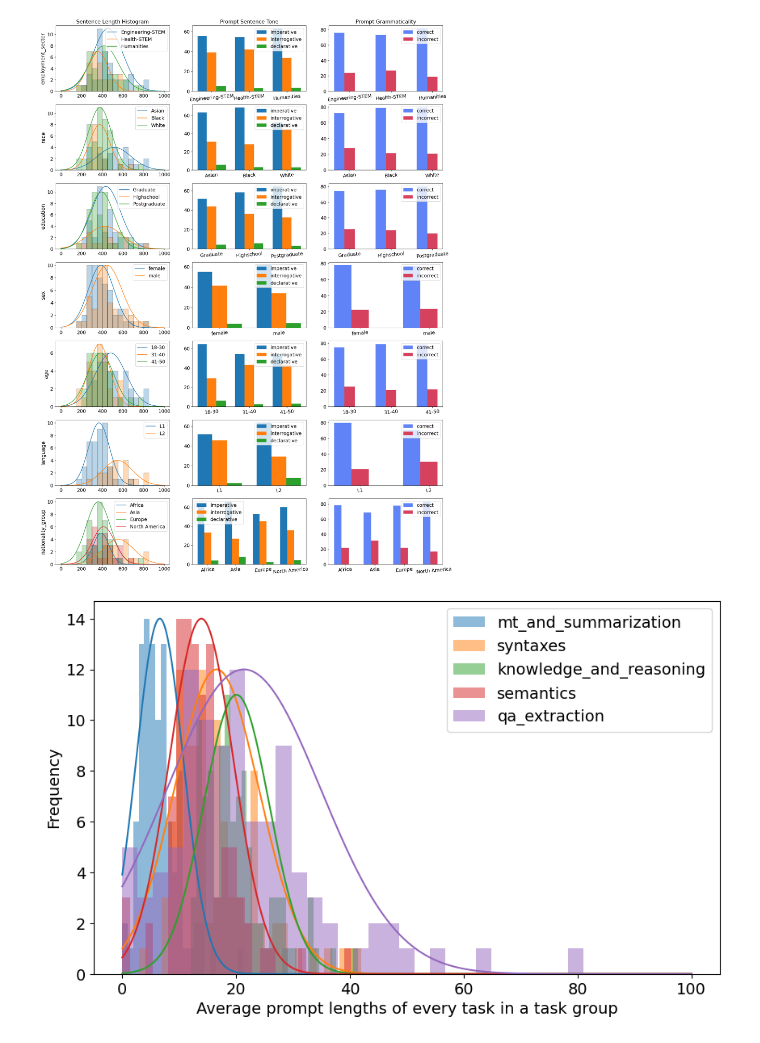
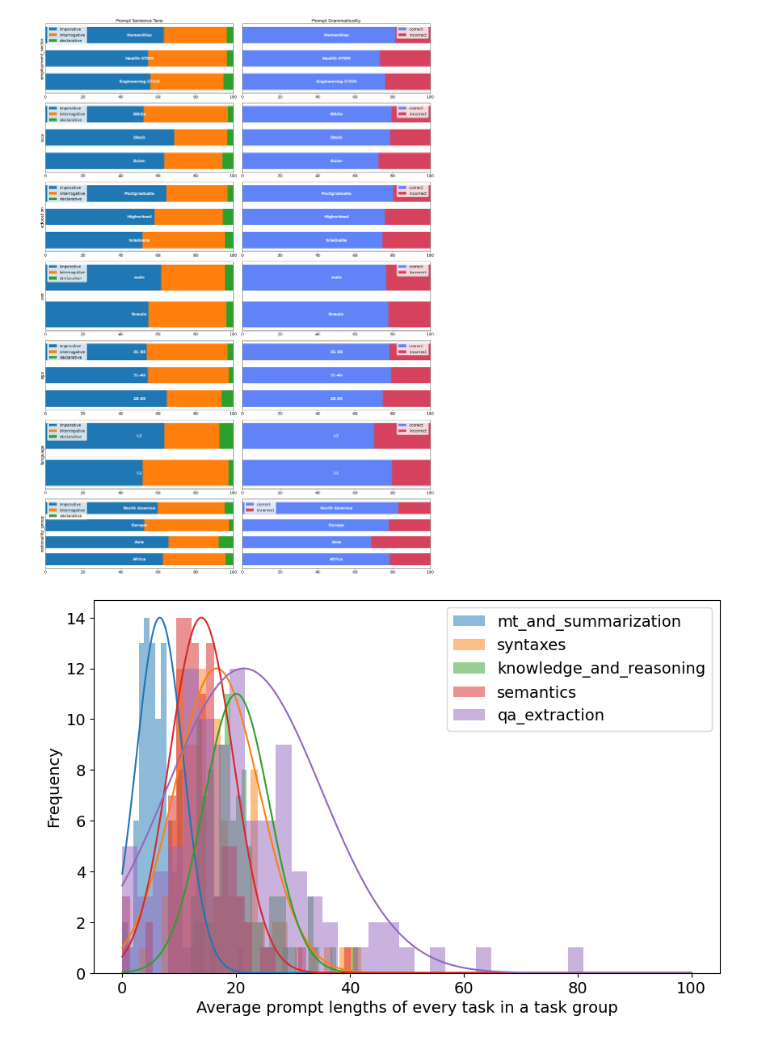
Before and after one commit to rayendito/prompt-fairness, a Jupyter notebook: paper_figures.ipynb, the cells around one changed output. Drawn from its saved outputs; the diff is of its cells as text; code cells hidden in the pictures.

Commit message:
horizontal stacked barchart

```diff
--- a/paper_figures.ipynb
+++ b/paper_figures.ipynb
@@ -16,7 +16,7 @@ questions = Questions().get_questions()
 SCORED_ANNOTATOR_DIR = "annotation_artefacts/final_annotator_objects"
 os.makedirs(SCORED_ANNOTATOR_DIR, exist_ok=True)
 # %%
-from src.utils.viz_utils import plot_histogram_by_category, plot_grouped_bar_chart
+from src.utils.viz_utils import plot_histogram_by_category, plot_grouped_bar_chart, plot_stacked_bar_chart
 
 # making a df that has info: sum sentence length, freq count for each of the annotators
 df_ptype_freqtable = []
@@ -84,41 +84,45 @@ for pc in PROFILE_COLUMNS:
         group_stats = {
             "Prompt Lengths" : demo_label_plengths,
             "Prompt Tone" : tone_sums,
             "Prompt Grammar" : grammar_sums,
         }
 
         aggregates[pc][demo_label_name] = group_stats
 # # visualizing
 N = len(PROFILE_COLUMNS)
-fig, axes = plt.subplots(N, 3, figsize=(20, 4 * N))
+fig, axes = plt.subplots(N, 2, figsize=(20, 4 * N))
 
 LABELSIZE=15
 
 # Column labels
-column_labels = ['Sentence Length Histogram', 'Prompt Sentence Tone', 'Prompt Grammaticality']
+# column_labels = ['Sentence Length Histogram', 'Prompt Sentence Tone', 'Prompt Grammaticality']
+column_labels = ['Prompt Sentence Tone', 'Prompt Grammaticality']
 for col, label in enumerate(column_labels):
     axes[0, col].set_title(label, fontsize=LABELSIZE)
 
 # Row labels
 for row, label in enumerate(PROFILE_COLUMNS):
     axes[row, 0].set_ylabel(label, fontsize=LABELSIZE, rotation=90)
 
 nrows, ncols = axes.shape
 for i, j in np.ndindex(nrows, ncols):
     ax = axes[i, j]
     demo_profile = PROFILE_COLUMNS[i]
     demo_data = aggregates[demo_profile]
+    # if j == 0:
+    #     data = {k : v["Prompt Lengths"] for k, v in demo_data.items()}
+    #     plot_histogram_by_category(data, ax)
     if j == 0:
-        data = {k : v["Prompt Lengths"] for k, v in demo_data.items()}
-        plot_histogram_by_category(data, ax)
-    elif j == 1:
         data = {k : v["Prompt Tone"] for k, v in demo_data.items()}
-        plot_grouped_bar_chart(data, ax)
+        plot_stacked_bar_chart(data, ax, height=0.7)
     else:
         data = {k : v["Prompt Grammar"] for k, v in demo_data.items()}
-        plot_grouped_bar_chart(data, ax)
+        plot_stacked_bar_chart(data, ax, height=0.7)
+
+plt.tight_layout()
+plt.show()
 # %% [output]
-[figure, old version]
+[figure, new version]
 # %%
 
 df_list = []
```
Also changed, not shown: 2 other files.
